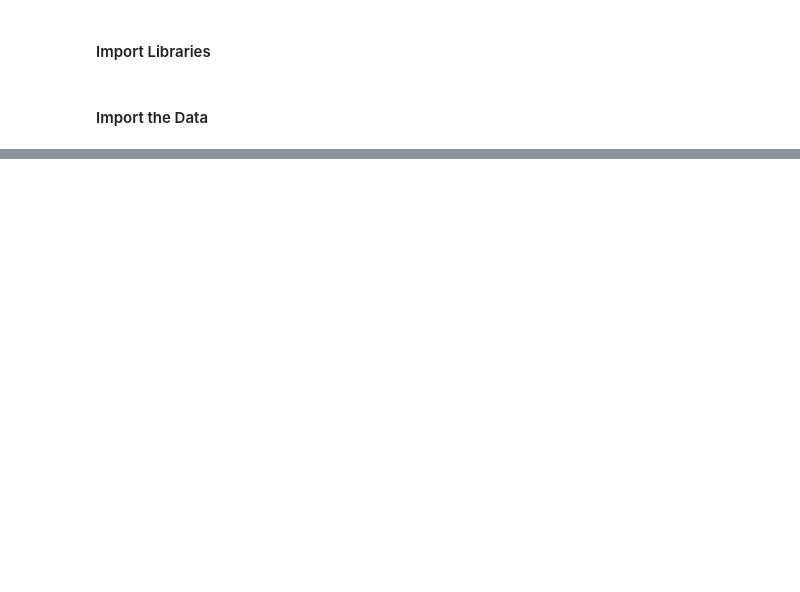
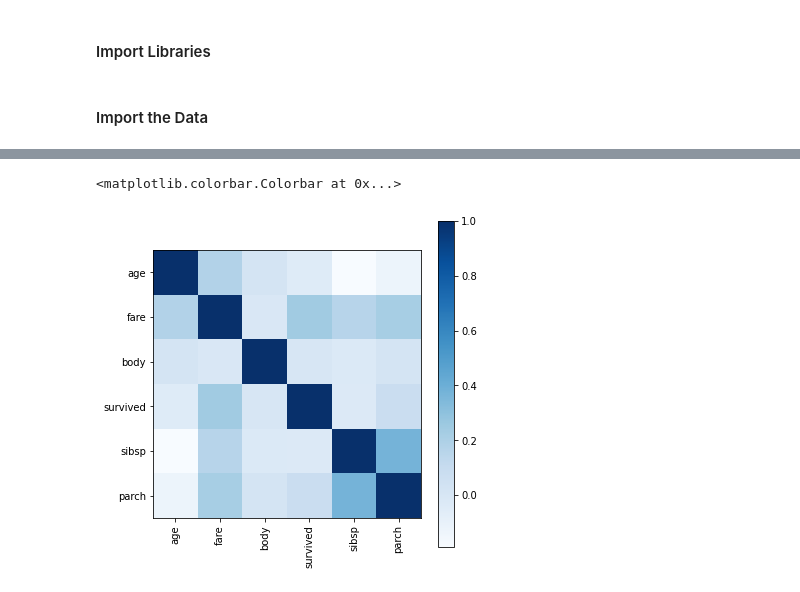
Before and after one commit to jtupitza-msft/edsp-mentoring-program, a Jupyter notebook: 03-Exploratory-Data-Analysis.ipynb, the cells around one changed output, grey strips where cells are left out. Drawn from its saved outputs; the diff is of its cells as text; code cells hidden in the pictures; blank space fills up the shorter version.

```diff
--- a/03-Exploratory-Data-Analysis.ipynb
+++ b/03-Exploratory-Data-Analysis.ipynb
@@ -50,0 +39,8 @@ dtype: int64
+# %%
+numerical_cols = [col for col in df.columns if df.dtypes[col] != 'O' and df.dtypes[col] != bool]
+categorical_cols = [col for col in df.columns if col not in numerical_cols and df.dtypes[col] != bool]
+cat_missing_cols = [col for col in df.columns if df.dtypes[col] == bool]
+
+print(numerical_cols)
+print(categorical_cols)
+print(cat_missing_cols)
@@ -50,0 +69,10 @@ dtype: int64
+# %%
+plt.figure(figsize=(6,6))
+plt.imshow(df[numerical_cols].corr('pearson'), cmap=plt.cm.Blues, interpolation='nearest')
+tick_marks = [i for i in range(len(numerical_cols))]
+plt.xticks(tick_marks, numerical_cols, rotation='vertical')
+plt.yticks(tick_marks, numerical_cols)
+plt.colorbar()
+# %% [output]
+<matplotlib.colorbar.Colorbar at 0x...>
+[figure, added]
```
Also changed, not shown: parts of 27 cells of this notebook.
